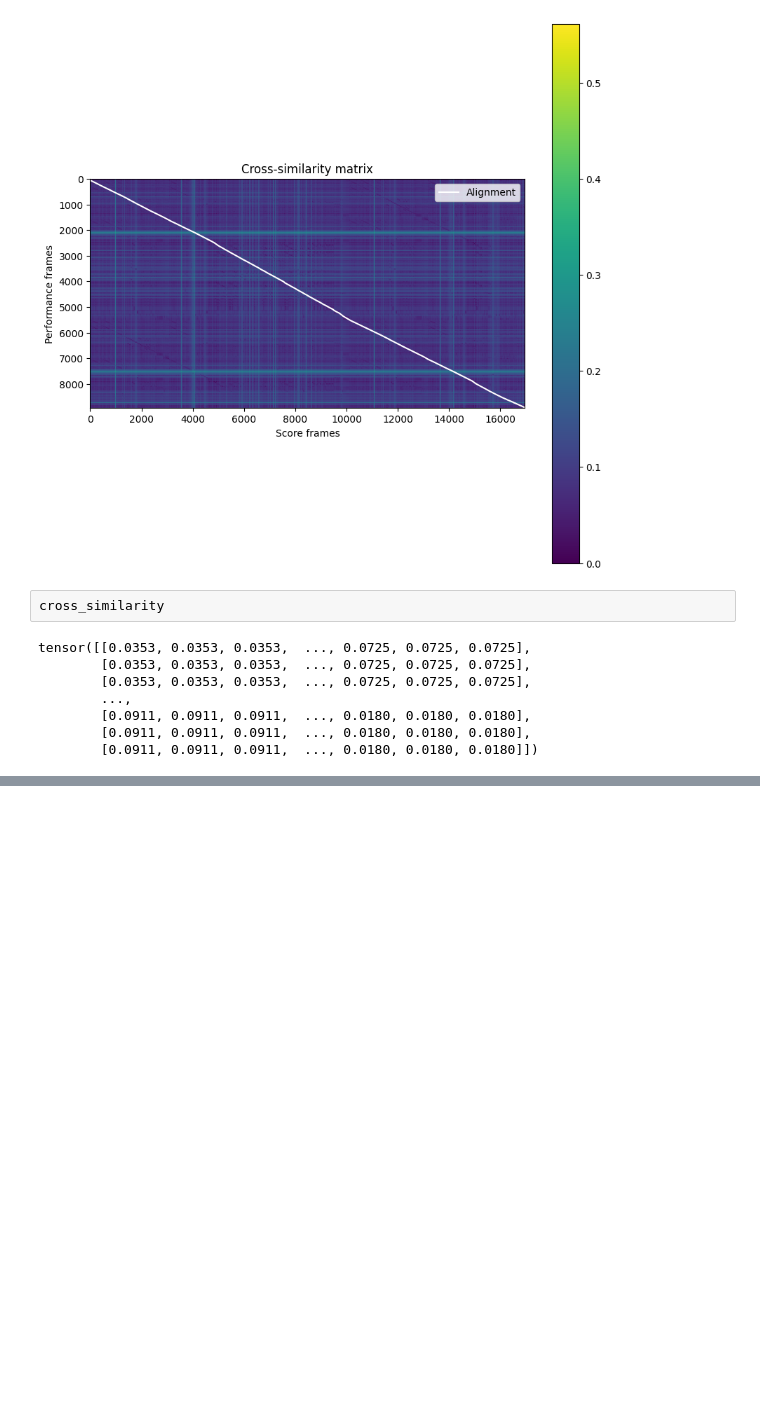
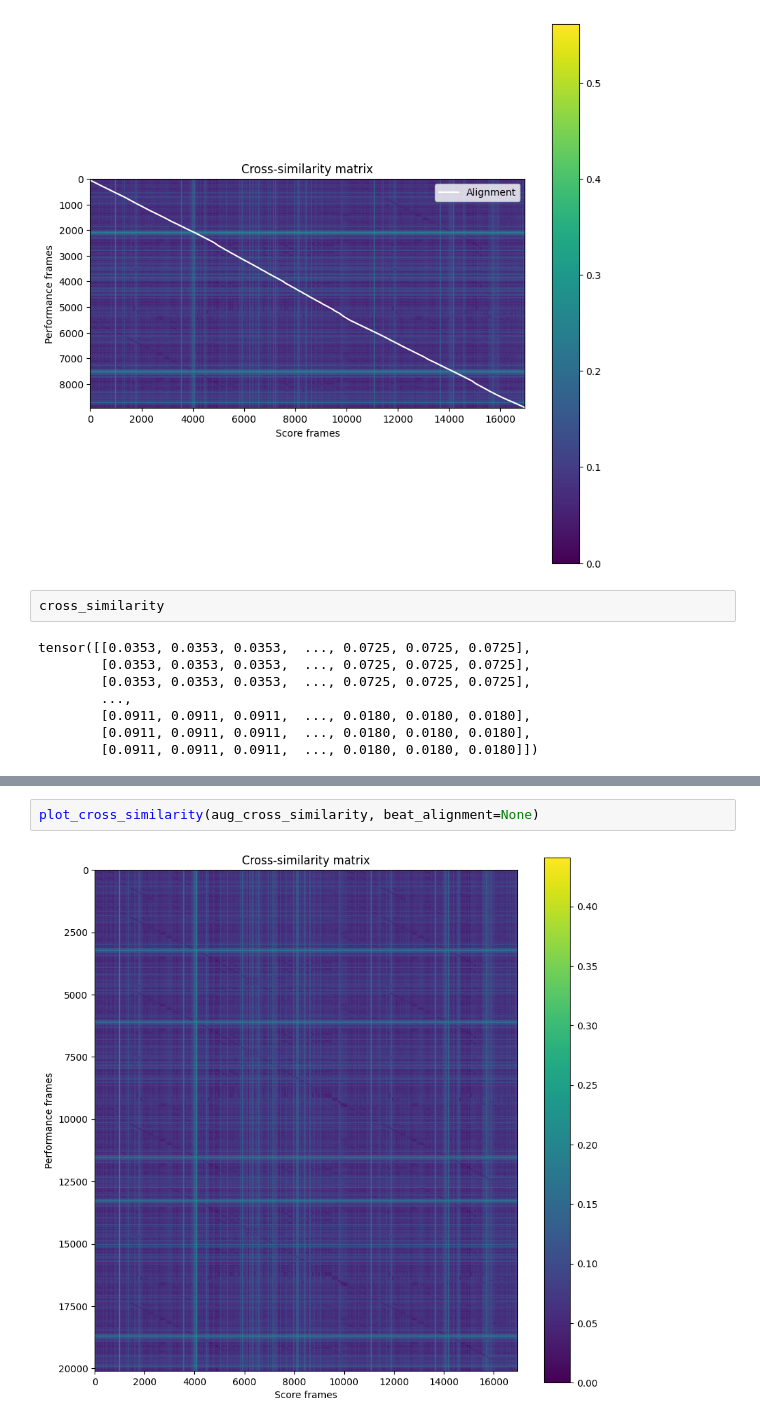
Before and after one commit to realfolkcode/dcnn-alignment, a Jupyter notebook: notebooks/data_exploration.ipynb, the cells around one changed output, grey strips where cells are left out. Saved outputs shown, nothing was run; the diff lists cells and outputs as text; blank space fills up the shorter version.

```diff
--- a/notebooks/data_exploration.ipynb
+++ b/notebooks/data_exploration.ipynb
@@ -118,0 +253,4 @@ tensor([[0.0353, 0.0353, 0.0353,  ..., 0.0725, 0.0725, 0.0725],
+# %%
+plot_cross_similarity(aug_cross_similarity, beat_alignment=None)
+# %% [output]
+[figure, added]
```
Also changed, not shown: parts of 13 cells of this notebook.
